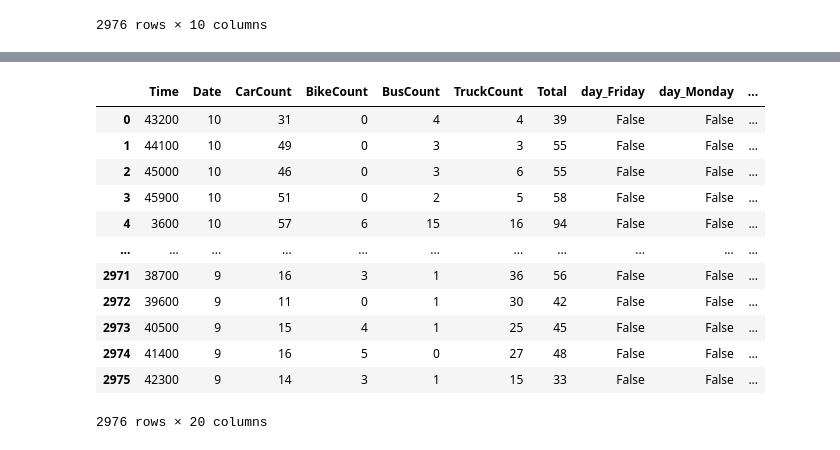
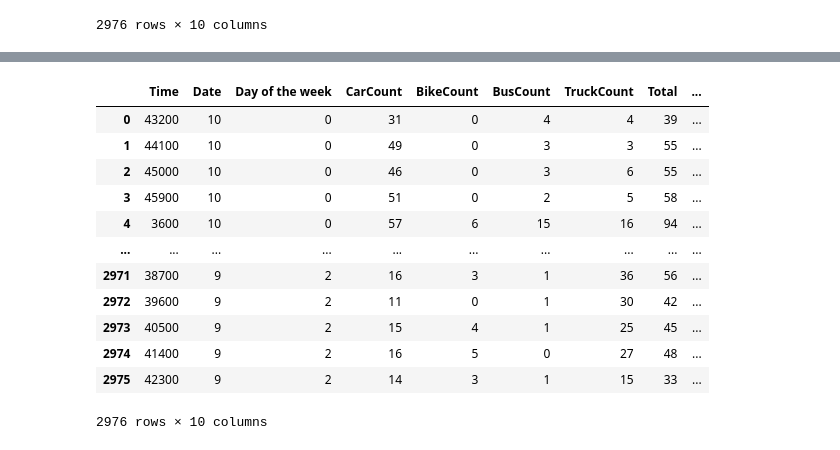
Before and after one commit to RohullahAkbari/Traffic_Predaction, a Jupyter notebook: Traffic_predaction.ipynb, the cells around one changed output, grey strips where cells are left out. Cells and saved outputs as stored; diff of their text form; code cells hidden in the pictures.

```diff
--- a/Traffic_predaction.ipynb
+++ b/Traffic_predaction.ipynb
@@ -92,6 +91,48 @@ traffic_df
 | 2974 | 11:30:00 | 9 | Thursday | 16 | 5 | 0 | 27 | 48 | ... |
 | 2975 | 11:45:00 | 9 | Thursday | 14 | 3 | 1 | 15 | 33 | ... |
 2976 rows × 10 columns
+# %%
+# Replacing the values with numbers
+
+for i in range(len(traffic_df['Day of the week'])):
+    if traffic_df['Day of the week'][i] == 'Tuesday':
+        traffic_df.at[i, 'Day of the week'] = 0
+
+    elif traffic_df['Day of the week'][i] == 'Wednesday':
+        traffic_df.at[i, 'Day of the week'] = 1
+
+    elif traffic_df['Day of the week'][i] == 'Thursday':
+        traffic_df.at[i, 'Day of the week'] = 2
+
+    elif traffic_df['Day of the week'][i] == 'Friday':
+        traffic_df.at[i, 'Day of the week'] = 3
+
+    elif traffic_df['Day of the week'][i] == 'Saturday':
+        traffic_df.at[i, 'Day of the week'] = 4
+
+    elif traffic_df['Day of the week'][i] == 'Sunday':
+        traffic_df.at[i, 'Day of the week'] = 5
+
+    elif traffic_df['Day of the week'][i] == 'Monday':
+        traffic_df.at[i, 'Day of the week'] = 6
+
+    elif traffic_df['Traffic Situation'][i] == 'low':
+        traffic_df.at[i, 'Traffic Situation'] = 0
+
+    elif traffic_df['Traffic Situation'][i] == 'heavy':
+        traffic_df.at[i, 'Traffic Situation'] = 1
+
+    elif traffic_df['Traffic Situation'][i] == 'high':
+        traffic_df.at[i, 'Traffic Situation'] = 2
+
+    elif traffic_df['Traffic Situation'][i] == 'normal':
+        traffic_df.at[i, 'Traffic Situation'] = 3
+
+    elif traffic_df['midday'][i] == 'AM':
+        traffic_df.at[i, 'midday'] = 0
+
+    elif traffic_df['midday'][i] == 'PM':
+        traffic_df.at[i, 'midday'] = 1
 # %%
 # Assuming 'Time' is the name of the column in your DataFrame
 traffic_df['Time'] = pd.to_datetime(traffic_df['Time']).dt.hour * 3600 + \
@@ -154,16 +140,0 @@ dataset = pd.concat([traffic_df.drop(['Day of the week', 'Traffic Situation', 'm
-# %%
-dataset
-# %% [output]
-|  | Time | Date | CarCount | BikeCount | BusCount | TruckCount | Total | day_Friday | day_Monday | ... |
-| 0 | 43200 | 10 | 31 | 0 | 4 | 4 | 39 | False | False | ... |
-| 1 | 44100 | 10 | 49 | 0 | 3 | 3 | 55 | False | False | ... |
-| 2 | 45000 | 10 | 46 | 0 | 3 | 6 | 55 | False | False | ... |
-| 3 | 45900 | 10 | 51 | 0 | 2 | 5 | 58 | False | False | ... |
-| 4 | 3600 | 10 | 57 | 6 | 15 | 16 | 94 | False | False | ... |
-| ... | ... | ... | ... | ... | ... | ... | ... | ... | ... | ... |
-| 2971 | 38700 | 9 | 16 | 3 | 1 | 36 | 56 | False | False | ... |
-| 2972 | 39600 | 9 | 11 | 0 | 1 | 30 | 42 | False | False | ... |
-| 2973 | 40500 | 9 | 15 | 4 | 1 | 25 | 45 | False | False | ... |
-| 2974 | 41400 | 9 | 16 | 5 | 0 | 27 | 48 | False | False | ... |
-| 2975 | 42300 | 9 | 14 | 3 | 1 | 15 | 33 | False | False | ... |
-2976 rows × 20 columns
@@ -174,0 +141,17 @@ dataset['target'] = dataset['target'].map(mapping).astype(int)
+# %%
+# Check the column names of traffic_df
+traffic_df
+# %% [output]
+|  | Time | Date | Day of the week | CarCount | BikeCount | BusCount | TruckCount | Total | ... |
+| 0 | 43200 | 10 | 0 | 31 | 0 | 4 | 4 | 39 | ... |
+| 1 | 44100 | 10 | 0 | 49 | 0 | 3 | 3 | 55 | ... |
+| 2 | 45000 | 10 | 0 | 46 | 0 | 3 | 6 | 55 | ... |
+| 3 | 45900 | 10 | 0 | 51 | 0 | 2 | 5 | 58 | ... |
+| 4 | 3600 | 10 | 0 | 57 | 6 | 15 | 16 | 94 | ... |
+| ... | ... | ... | ... | ... | ... | ... | ... | ... | ... |
+| 2971 | 38700 | 9 | 2 | 16 | 3 | 1 | 36 | 56 | ... |
+| 2972 | 39600 | 9 | 2 | 11 | 0 | 1 | 30 | 42 | ... |
+| 2973 | 40500 | 9 | 2 | 15 | 4 | 1 | 25 | 45 | ... |
+| 2974 | 41400 | 9 | 2 | 16 | 5 | 0 | 27 | 48 | ... |
+| 2975 | 42300 | 9 | 2 | 14 | 3 | 1 | 15 | 33 | ... |
+2976 rows × 10 columns
```
Also changed, not shown: parts of 15 cells of this notebook.
